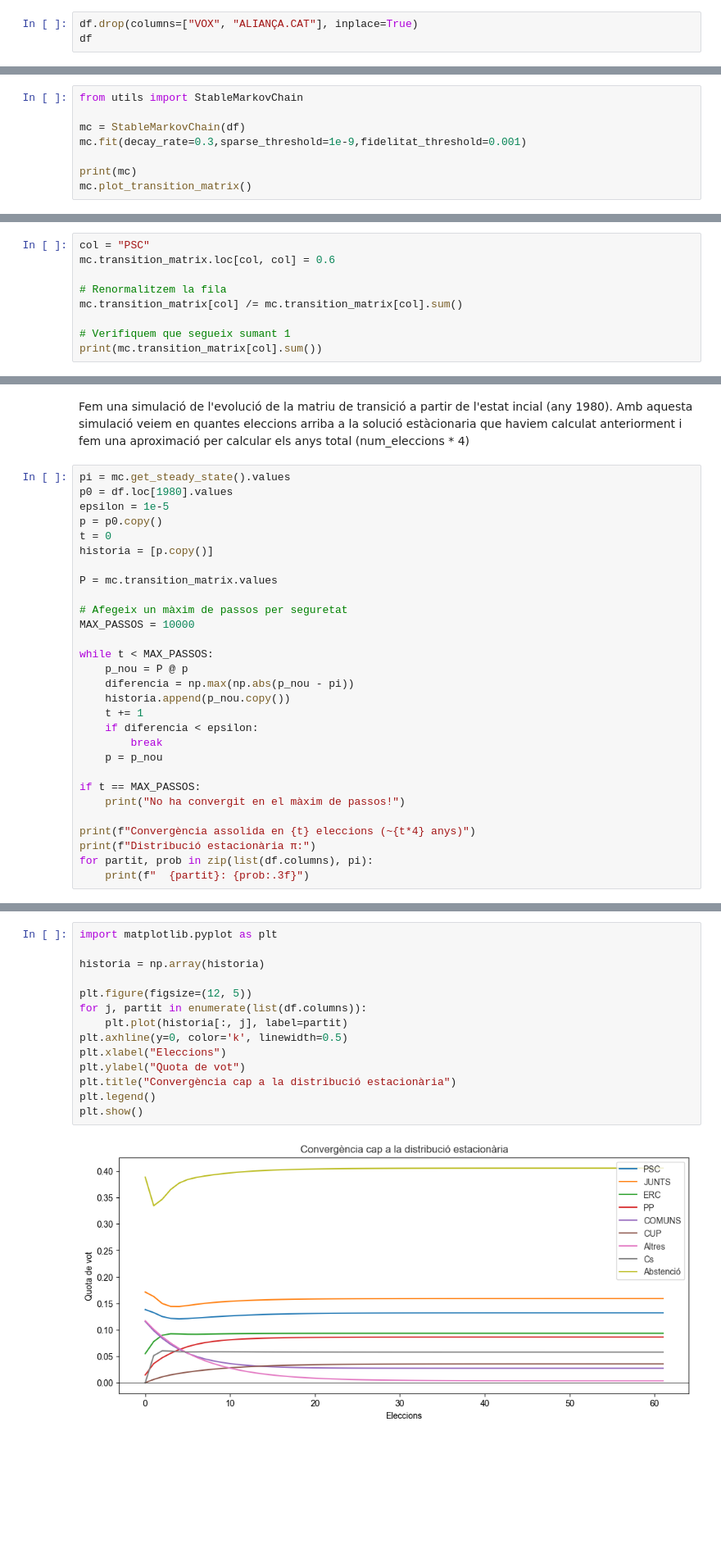
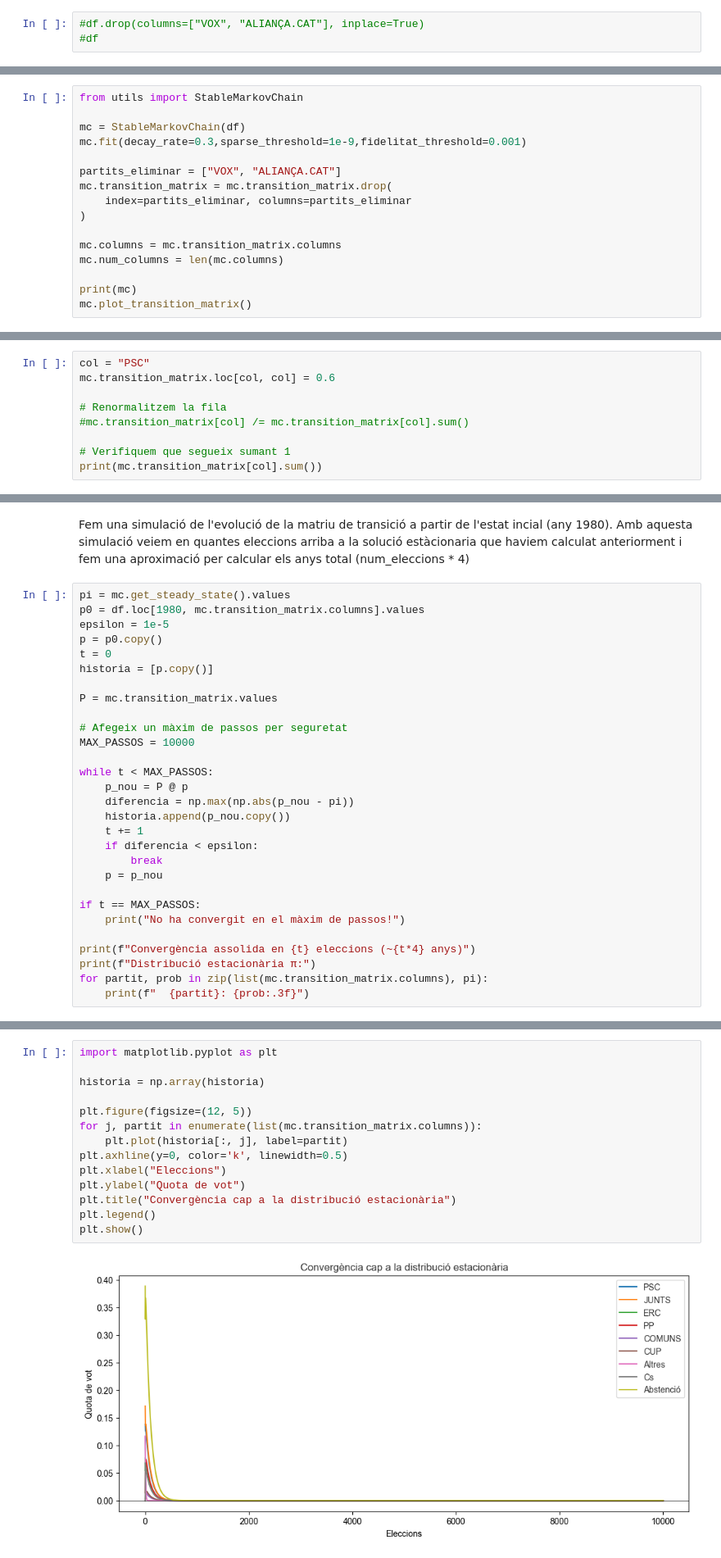
Before and after one commit to la1qa/Markov-Modelling-of-Electoral-Systems, a Jupyter notebook: eliminant.ipynb, the cells around one changed output, grey strips where cells are left out. Shown at 82% size. Cells and saved outputs as stored; diff of their text form; blank space fills up the shorter version.

```diff
--- a/eliminant.ipynb
+++ b/eliminant.ipynb
@@ -22,5 +22,5 @@ df
 | 2021 | 0.117794 | 0.102642 | 0.108946 | 0.019691 | 0.039241 | 0.035143 | 0.034168 | 0.000000 | 0.021047 | 0.028534 | ... |
 | 2024 | 0.155049 | 0.119717 | 0.075739 | 0.060989 | 0.044111 | 0.032376 | 0.022672 | 0.020932 | 0.016609 | 0.000000 | ... |
 # %%
-df.drop(columns=["VOX", "ALIANÇA.CAT"], inplace=True)
-df
+#df.drop(columns=["VOX", "ALIANÇA.CAT"], inplace=True)
+#df
@@ -50,6 +44,14 @@ from utils import StableMarkovChain
 mc = StableMarkovChain(df)
 mc.fit(decay_rate=0.3,sparse_threshold=1e-9,fidelitat_threshold=0.001)
 
+partits_eliminar = ["VOX", "ALIANÇA.CAT"]
+mc.transition_matrix = mc.transition_matrix.drop(
+    index=partits_eliminar, columns=partits_eliminar
+)
+
+mc.columns = mc.transition_matrix.columns
+mc.num_columns = len(mc.columns)
+
 print(mc)
 mc.plot_transition_matrix()
 # %% [output]
@@ -137,7 +113,7 @@ col = "PSC"
 mc.transition_matrix.loc[col, col] = 0.6
 
 # Renormalitzem la fila
-mc.transition_matrix[col] /= mc.transition_matrix[col].sum()
+#mc.transition_matrix[col] /= mc.transition_matrix[col].sum()
 
 # Verifiquem que segueix sumant 1
 print(mc.transition_matrix[col].sum())
@@ -164,7 +140,7 @@ dtype: float64
 Fem una simulació de l'evolució de la matriu de transició a partir de l'estat incial (any 1980). Amb aquesta simulació veiem en quantes eleccions arriba a la solució estàcionaria que haviem calculat anteriorment i fem una aproximació per calcular els anys total (num_eleccions * 4)
 # %%
 pi = mc.get_steady_state().values
-p0 = df.loc[1980].values
+p0 = df.loc[1980, mc.transition_matrix.columns].values
 epsilon = 1e-5
 p = p0.copy()
 t = 0
@@ -189,6 +165,6 @@ if t == MAX_PASSOS:
 
 print(f"Convergència assolida en {t} eleccions (~{t*4} anys)")
 print(f"Distribució estacionària π:")
-for partit, prob in zip(list(df.columns), pi):
+for partit, prob in zip(list(mc.transition_matrix.columns), pi):
     print(f"  {partit}: {prob:.3f}")
 # %% [output]
@@ -206,19 +183,19 @@ Distribució estacionària π:
 # %%
 import matplotlib.pyplot as plt
 
 historia = np.array(historia)
 
 plt.figure(figsize=(12, 5))
-for j, partit in enumerate(list(df.columns)):
+for j, partit in enumerate(list(mc.transition_matrix.columns)):
     plt.plot(historia[:, j], label=partit)
 plt.axhline(y=0, color='k', linewidth=0.5)
 plt.xlabel("Eleccions")
 plt.ylabel("Quota de vot")
 plt.title("Convergència cap a la distribució estacionària")
 plt.legend()
 plt.show()
 # %% [output]
-[figure, old version]
+[figure, new version]
 # %% [markdown]
 ### Costumer lifetime value
 # %% [markdown]
```
Also changed, not shown: parts of 10 cells of this notebook, 1 other file.
